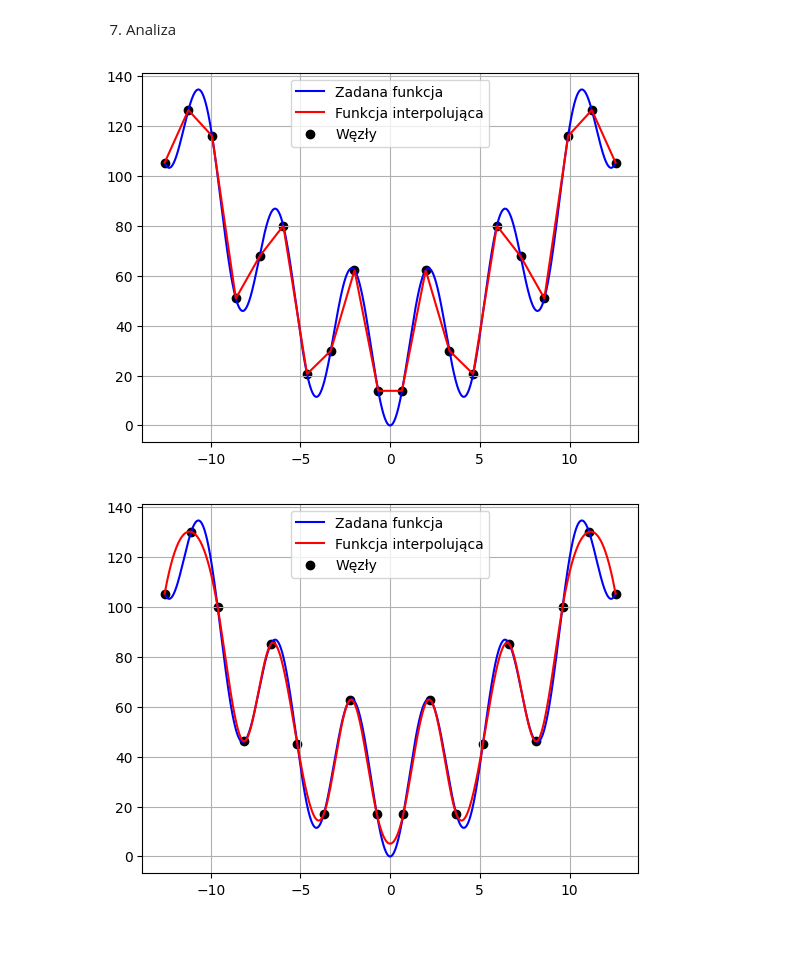
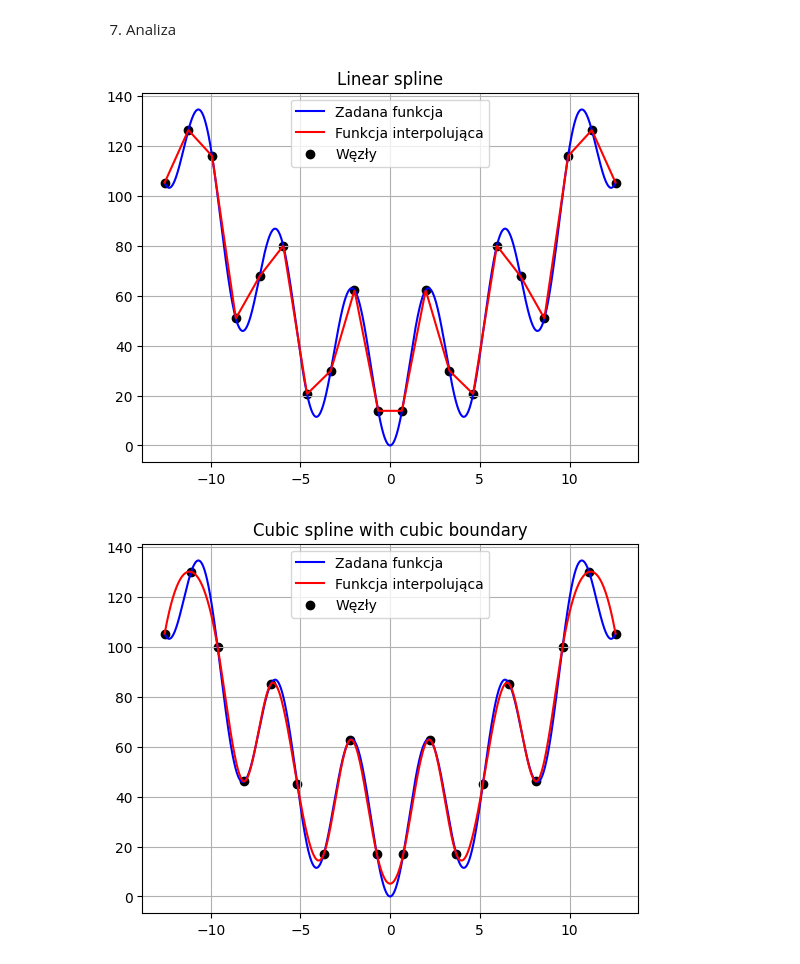
Before and after one commit to JakubFr4czek/MOwNiT, a Jupyter notebook: Lab3/lab3.ipynb, the cells around one changed output. Drawn from its saved outputs; the diff is of its cells as text; code cells hidden in the pictures; blank space fills up the shorter version.

Commit message:
All splines done

```diff
--- a/Lab3/lab3.ipynb
+++ b/Lab3/lab3.ipynb
@@ -185,7 +185,7 @@ Clamped spline boundary
 # %% [markdown]
 ![title](img/img09.png)
 # %%
-class clamped_quadratic_boundary():
+class Clamped_quadratic_boundary():
 
     @staticmethod
     def get_v(i, xs, ys):
@@ -195,15 +195,14 @@ class clamped_quadratic_boundary():
     def get_b(i, xs, ys):
 
         if i == 0: # warunek brzegowy
-            return clamped_quadratic_boundary.get_v(1, xs, ys)
+            return Clamped_quadratic_boundary.get_v(1, xs, ys)
 
-        return 2 * clamped_quadratic_boundary.get_v(i, xs, ys) - clamped_quadratic_boundary.get_b(i - 1, xs, ys)
+        return 2 * Clamped_quadratic_boundary.get_v(i, xs, ys) - Clamped_quadratic_boundary.get_b(i - 1, xs, ys)
 
     @staticmethod
     def get_c(i, xs, ys):
-
-        return (( clamped_quadratic_boundary.get_b(i + 1, xs, ys) - clamped_quadratic_boundary.get_b(i, xs, ys) ) /
-               2 * ( xs[i + 1] - xs[i]))
+        return ((Clamped_quadratic_boundary.get_b(i + 1, xs, ys) - Clamped_quadratic_boundary.get_b(i, xs, ys)) /
+               (2 * (xs[i + 1] - xs[i])))
 # %%
 def quadratic_spline(x, xs, ys, boundary):
 
@@ -245,14 +244,14 @@ def plot_function(func, range_a, range_b, func_x = None):
     plt.legend()
     plt.grid(True)
     plt.savefig("zadana_funkcja.png")
+# %%
+class Interpolation(Enum):
+    LINEAR = "Linear spline"
+    CUBIC = "Cubic spline with cubic boundary"
+    CUBIC_NATURAL = "Cubic spline with natural boundary"
+    QUADRATIC_NATURAL = "Quadratic spline with natural boundary"
+    QUADRATIC_CLAMPED = "Quadratic spline with clamped boundary"
 # %%
-# spline_type argument:
-# 0 - linear_spline
-# 1 - cubic_spline with cubic_boundary
-# 2 - cubic_spline with natural_cubic_boundary
-# 3 - quadratic_spline with natural_quadratic_boundary
-# 4 - quadratic_spline with clamped_quadratic_boundary
-
 def interpolate(spline_type, n, test_points_count, nodes_plot_label = 'Węzły'):
 
     xs = get_evenly_distributed(f_range_a, f_range_b, n)
@@ -263,27 +262,28 @@ def interpolate(spline_type, n, test_points_count, nodes_plot_label = 'Węzły')
 
     for i in range(len(check_x)):
 
-        if(spline_type == 0): check_y.append(linear_spline(check_x[i], xs, ys))
-        elif(spline_type == 1): check_y.append(cubic_spline(check_x[i], xs, ys, 0))
-        elif(spline_type == 2): check_y.append(cubic_spline(check_x[i], xs, ys, 1))
-        elif(spline_type == 3): check_y.append(quadratic_spline(check_x[i], xs, ys, natural_quadratic_boundary))
-        elif(spline_type == 4): check_y.append(quadratic_spline(check_x[i], xs, ys, clamped_quadratic_boundary))
+        if(spline_type == Interpolation.LINEAR): check_y.append(linear_spline(check_x[i], xs, ys))
+        elif(spline_type == Interpolation.CUBIC): check_y.append(cubic_spline(check_x[i], xs, ys, 0))
+        elif(spline_type == Interpolation.CUBIC_NATURAL): check_y.append(cubic_spline(check_x[i], xs, ys, 1))
+        elif(spline_type == Interpolation.QUADRATIC_NATURAL): check_y.append(quadratic_spline(check_x[i], xs, ys, Natural_quadratic_boundary))
+        elif(spline_type == Interpolation.QUADRATIC_CLAMPED): check_y.append(quadratic_spline(check_x[i], xs, ys, Clamped_quadratic_boundary))
 
 
     plot_function(f, f_range_a, f_range_b)
     plt.plot(check_x, check_y, color = 'red', label = "Funkcja interpolująca")
     plt.scatter(xs, ys, color = 'black', label=nodes_plot_label)
 
+    plt.title(spline_type.value)
     plt.legend()
     plt.grid(True)
     #plt.savefig("interpolacja_spline.png")
     plt.show()
 # %%
-interpolate(0, 20, 1000)
+interpolate(Interpolation.LINEAR, 20, 1000)
 # %% [output]
-[figure, old version]
+[figure, new version]
 # %%
-interpolate(1, 18, 1000)
+interpolate(Interpolation.CUBIC, 18, 1000)
 # %% [output]
-[figure, old version]
+[figure, new version]
 # %%
```
Also changed, not shown: parts of 5 cells of this notebook.
